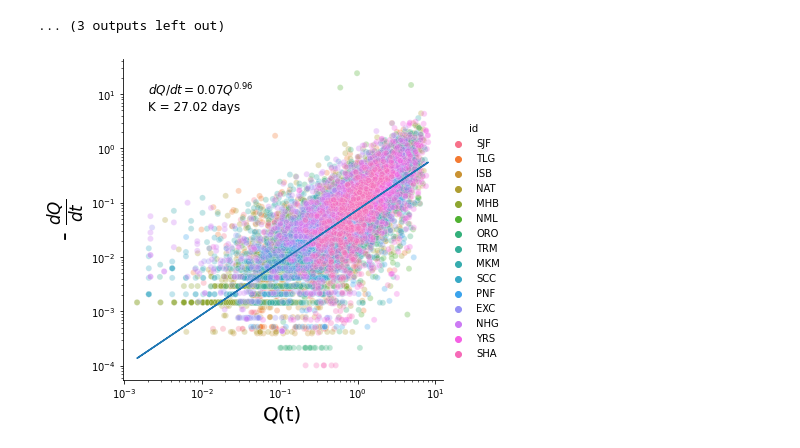
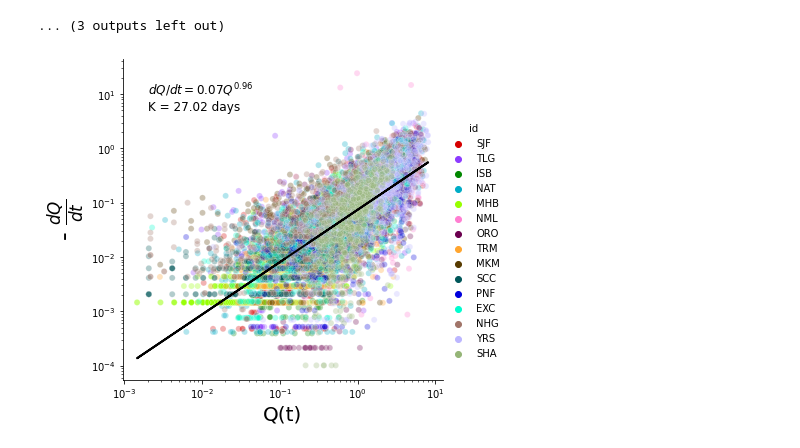
Before and after one commit to kashingtonDC/Baseflow_Source, a Jupyter notebook: code/Hyd_GW_theory_FIN.ipynb, the cells around one changed output. Cells and saved outputs as stored; diff of their text form; code cells hidden in the pictures.

```diff
--- a/code/Hyd_GW_theory_FIN.ipynb
+++ b/code/Hyd_GW_theory_FIN.ipynb
@@ -251,22 +253,24 @@ plot_df = pd.concat(results_df, axis = 0)
 popt_global,pcov_global=curve_fit(f, plot_df['y'], np.log(plot_df['dy']))
 py_glob = popt_global[0]*plot_df['y']**popt_global[1]
 # %%
-sns.relplot(data=plot_df, x='y', y='dy', hue='id', aspect=1, alpha = 0.3)
-plt.plot(plot_df['y'],py_glob)
+palette = sns.color_palette(cc.glasbey, n_colors=15)
+
+sns.relplot(data=plot_df, x='y', y='dy', hue='id', palette = palette, aspect=1, alpha = 0.3)
+plt.plot(plot_df['y'],py_glob, color = 'black', linewidth = 2)
 text = ("$dQ/dt = {{{}}} Q^{{{}}}$").format(round(popt_global[0],2), round(popt_global[1],2))
 text2 = ("K = {} days").format(round(popt_global[1]/(1-popt_global[1]),2))
 
 # plt.annotate(text, xy = (2e-8,3e-4), size = 12)
 # plt.annotate(text2, xy = (2e-8,1e-4), size = 12)
 plt.annotate(text, xy = (2e-3,1e1), size = 12)
 plt.annotate(text2, xy = (2e-3,5e0), size = 12)
 # plt.ylim([1e-1,1e3])
 # plt.xlim([1e-1,1e3])
 plt.yscale('log')
 plt.xscale('log')
 
 plt.ylabel(r'- $\frac{dQ}{dt}$', size = 24)
 plt.xlabel("Q(t)", size = 20)
 plt.show()
 # %% [output]
-[figure, old version]
+[figure, new version]
```
Also changed, not shown: parts of 152 cells of this notebook, 1 other file.
